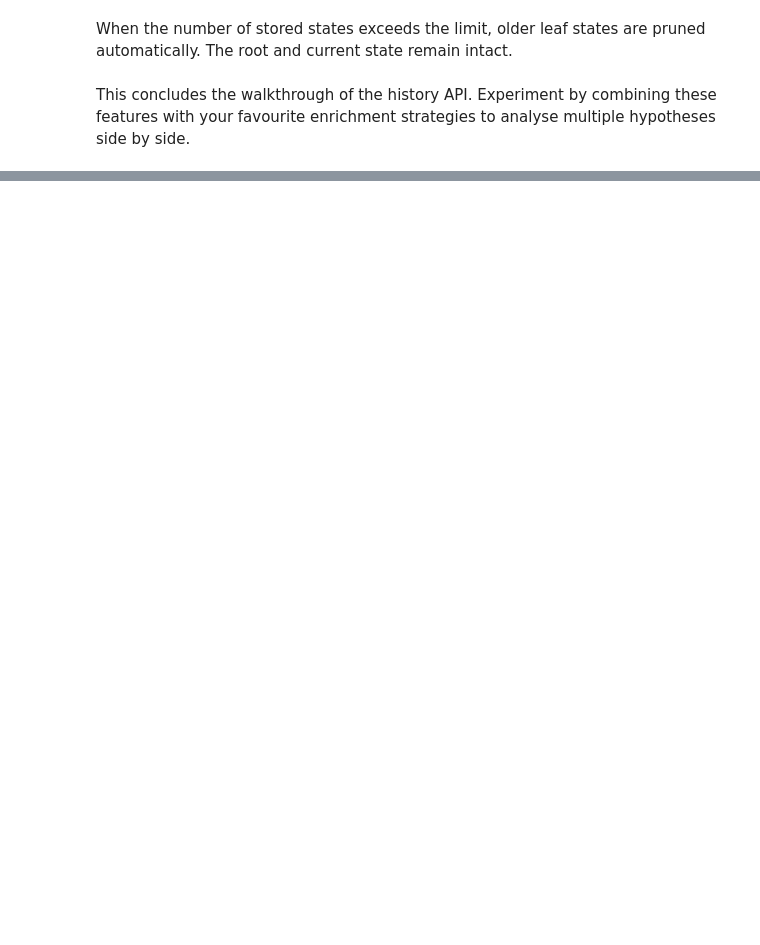
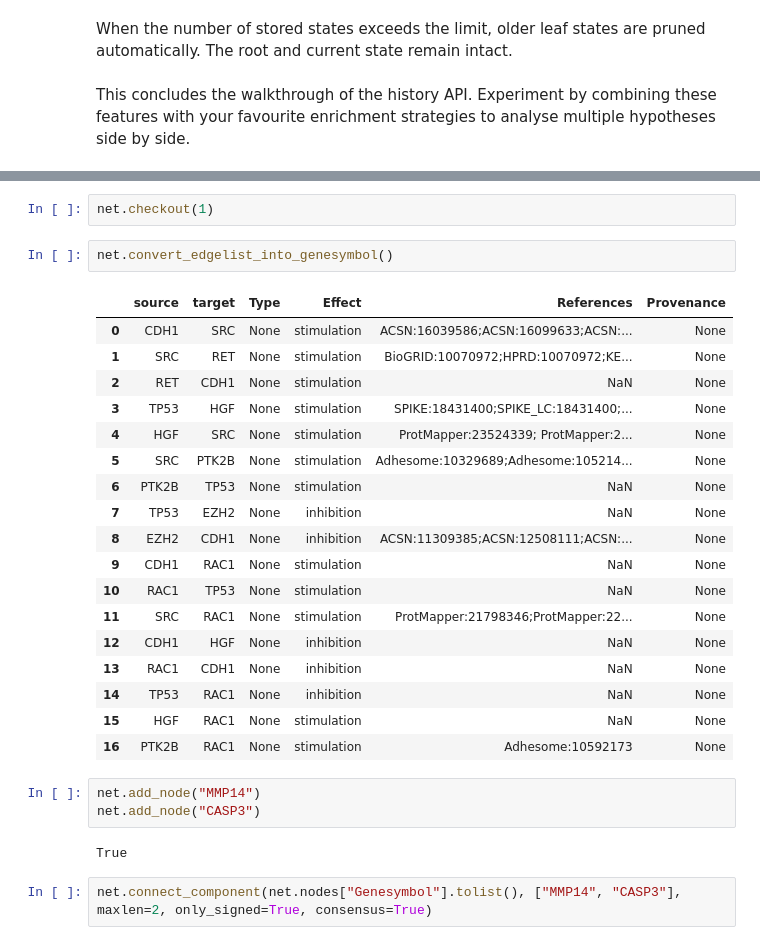
Before and after one commit to sysbio-curie/Neko, a Jupyter notebook: notebooks/11_network_history.ipynb, the cells around one changed output, grey strips where cells are left out. Cells and saved outputs as stored; diff of their text form; blank space fills up the shorter version.

```diff
--- a/notebooks/11_network_history.ipynb
+++ b/notebooks/11_network_history.ipynb
@@ -88,0 +223,30 @@ This concludes the walkthrough of the history API. Experiment by combining these
+# %%
+net.checkout(1)
+# %%
+net.convert_edgelist_into_genesymbol()
+# %% [output]
+|  | source | target | Type | Effect | References | Provenance |
+| 0 | CDH1 | SRC | None | stimulation | ACSN:16039586;ACSN:16099633;ACSN:... | None |
+| 1 | SRC | RET | None | stimulation | BioGRID:10070972;HPRD:10070972;KE... | None |
+| 2 | RET | CDH1 | None | stimulation | NaN | None |
+| 3 | TP53 | HGF | None | stimulation | SPIKE:18431400;SPIKE_LC:18431400;... | None |
+| 4 | HGF | SRC | None | stimulation | ProtMapper:23524339; ProtMapper:2... | None |
+| 5 | SRC | PTK2B | None | stimulation | Adhesome:10329689;Adhesome:105214... | None |
+| 6 | PTK2B | TP53 | None | stimulation | NaN | None |
+| 7 | TP53 | EZH2 | None | inhibition | NaN | None |
+| 8 | EZH2 | CDH1 | None | inhibition | ACSN:11309385;ACSN:12508111;ACSN:... | None |
+| 9 | CDH1 | RAC1 | None | stimulation | NaN | None |
+| 10 | RAC1 | TP53 | None | stimulation | NaN | None |
+| 11 | SRC | RAC1 | None | stimulation | ProtMapper:21798346;ProtMapper:22... | None |
+| 12 | CDH1 | HGF | None | inhibition | NaN | None |
+| 13 | RAC1 | CDH1 | None | inhibition | NaN | None |
+| 14 | TP53 | RAC1 | None | inhibition | NaN | None |
+| 15 | HGF | RAC1 | None | stimulation | NaN | None |
+| 16 | PTK2B | RAC1 | None | stimulation | Adhesome:10592173 | None |
+# %%
+net.add_node("MMP14")
+net.add_node("CASP3")
+# %% [output]
+True
+# %%
+net.connect_component(net.nodes["Genesymbol"].tolist(), ["MMP14", "CASP3"], maxlen=2, only_signed=True, consensus=True)
```
Also changed, not shown: parts of 28 cells of this notebook, 2 other files.
